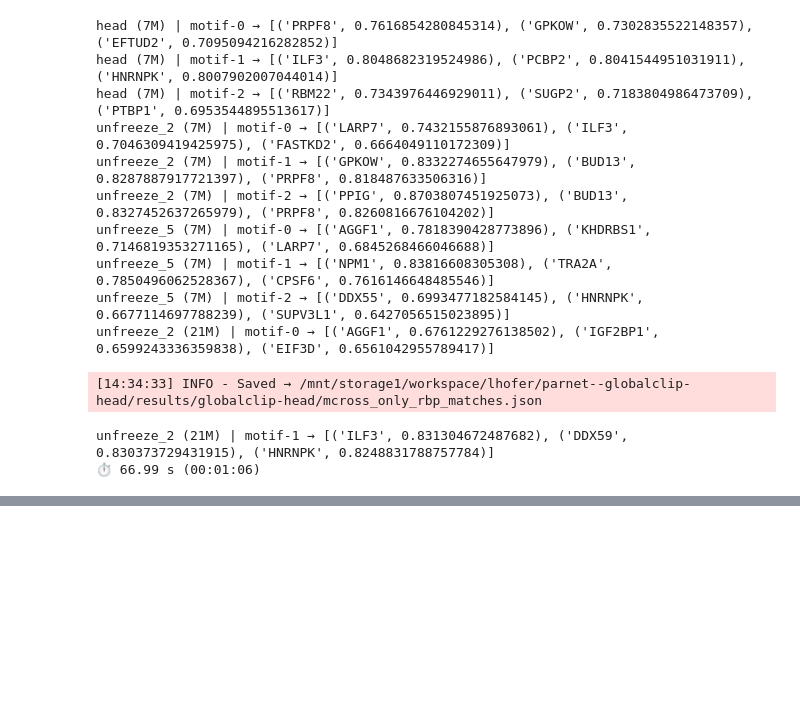
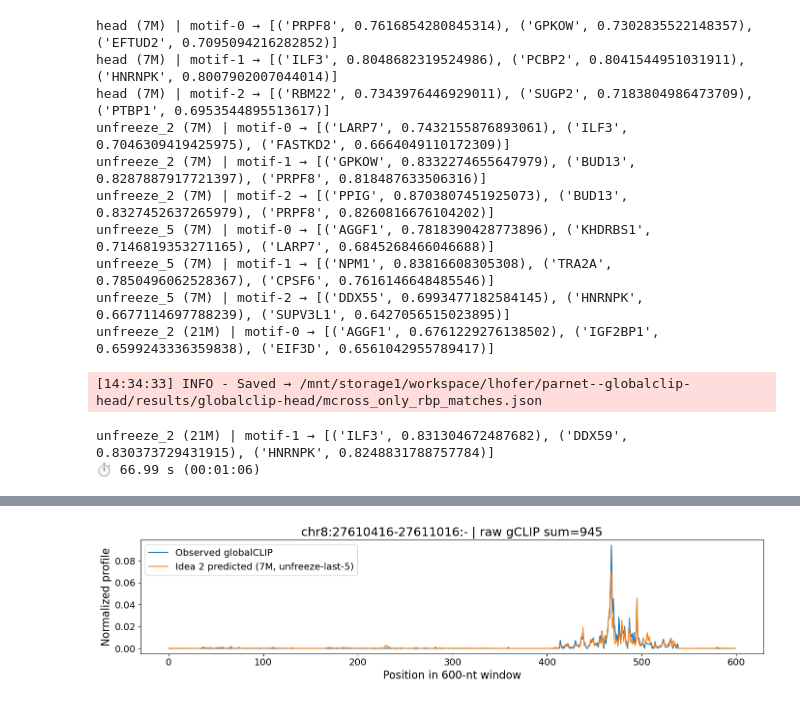
Before and after one commit to ml4rg26-deconvgclip/parnet--globalclip-head, a Jupyter notebook: notebooks/globalclip-head/03_integrated_gradients.ipynb, the cells around one changed output, grey strips where cells are left out. Cells and saved outputs as stored; diff of their text form; code cells hidden in the pictures; blank space fills up the shorter version.

Commit message:
Add presentation prep: mCrossBase robustness check, PTBP1 vs Idea1 RBP comparison, example-window prediction+attribution logo with larger fonts

```diff
--- a/notebooks/globalclip-head/03_integrated_gradients.ipynb
+++ b/notebooks/globalclip-head/03_integrated_gradients.ipynb
@@ -47,11 +47,11 @@ Seed set to 42
 # %%
 # ── Parameters ─────────────────────────────────────────────────────────────────
 # Run to load the model from
-EVAL_RUN = "parnet.21m-5.0.unfreeze_last_2_layers.globalclip-lysate-noNHS.filtered.noctrl.ep50"
+EVAL_RUN = "parnet.7m-0.0.unfreeze_last_5_layers.globalclip-lysate-noNHS.filtered.noctrl.ep50"
 
 # Pretrained backbone this run was fine-tuned from
 # or PARNET_21M_0_0 / PARNET_21M_NONE
-PRETRAINED_MODEL = ParnetModelName.PARNET_21M_5_0
+PRETRAINED_MODEL = ParnetModelName.PARNET_7M_0_0
 
 # Data used for this run (filtered or raw)
 USE_FILTERED_DATA = True
@@ -772,0 +809,18 @@ unfreeze_2 (21M) | motif-1 → [('ILF3', 0.831304672487682), ('DDX59', 0.8303737
+# %%
+# ── Find the Idea 1 example window in our dataset ──────────────────────────────
+import torch
+
+TARGET_COORD = "chr8:27610416-27611016"  # minus strand
+
+data = torch.load(FILEPATHS.data, mmap=True, weights_only=False)  # or raw path if needed
+
+found = None
+for split in ["train", "valid", "test"]:
+    for i, s in enumerate(data[split]):
+        name = s["meta"]["name"]
+        if "27610416" in name or "27611016" in name:
+            print(f"Found in {split}[{i}]: {name}")
+            found = (split, i, s)
+
+if found is None:
+    print("Window not found in any split — may use different coordinate convention or padding")
@@ -772,0 +873,24 @@ unfreeze_2 (21M) | motif-1 → [('ILF3', 0.831304672487682), ('DDX59', 0.8303737
+# %%
+# ── Plot predicted vs observed signal (matching Idea 1's style) ────────────────
+import matplotlib.pyplot as plt
+
+# convert log-prob prediction to a normalized profile for visual comparison
+pred_prob = np.exp(y_pred)  # convert log-prob back to probability
+pred_prob = pred_prob / pred_prob.sum()  # ensure normalized
+
+target_prob = target_dense.squeeze().numpy()
+target_prob = target_prob / target_prob.sum()  # normalize observed too
+
+fig, ax = plt.subplots(figsize=(14, 3.5))
+ax.plot(target_prob, label="Observed globalCLIP", color="tab:blue", linewidth=1.5)
+ax.plot(pred_prob, label="Idea 2 predicted (7M, unfreeze-last-5)", color="tab:orange", linewidth=1.5)
+ax.set_xlabel("Position in 600-nt window", fontsize=16)
+ax.set_ylabel("Normalized profile", fontsize=16)
+ax.set_title(f"chr8:27610416-27611016:- | raw gCLIP sum=945", fontsize=18)
+ax.tick_params(axis='both', labelsize=14)
+ax.legend(fontsize=14)
+plt.tight_layout()
+plt.savefig(FILEPATHS["figures_dir"] / "idea2_example_window_comparison.png", dpi=150, bbox_inches="tight")
+plt.show()
+# %% [output]
+[figure, added]
```
Also changed, not shown: parts of 13 cells of this notebook.
